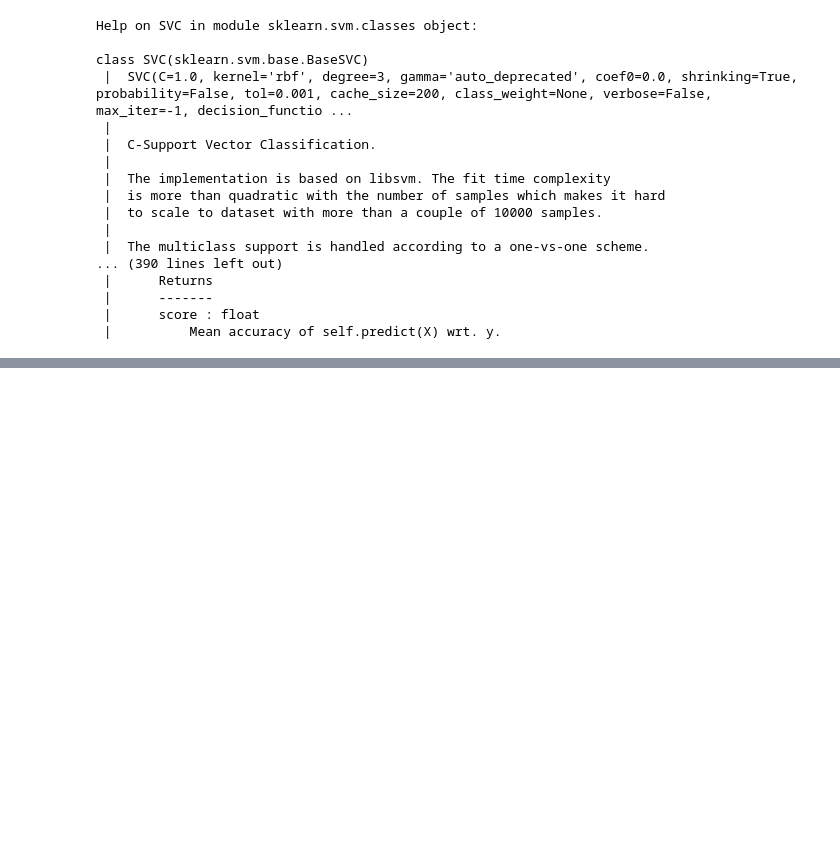
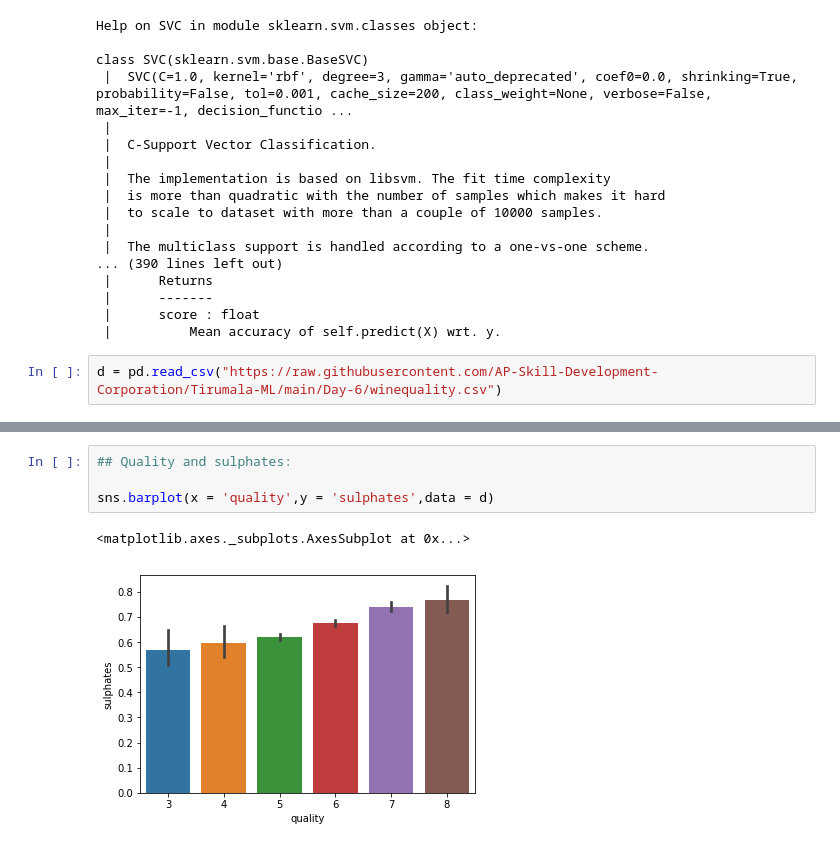
Before and after one commit to AP-Skill-Development-Corporation/Tirumala-ML, a Jupyter notebook: Day-6/Day-6(SVM).ipynb, the cells around one changed output, grey strips where cells are left out. Drawn from its saved outputs; the diff is of its cells as text; blank space fills up the shorter version.

```diff
--- a/Day-6/Day-6(SVM).ipynb
+++ b/Day-6/Day-6(SVM).ipynb
@@ -118,3 +118,5 @@ class SVC(sklearn.svm.base.BaseSVC)
  |      -------
  |      score : float
  |          Mean accuracy of self.predict(X) wrt. y.
+# %%
+d = pd.read_csv("https://raw.githubusercontent.com/AP-Skill-Development-Corporation/Tirumala-ML/main/Day-6/winequality.csv")
@@ -120,0 +168,7 @@ class SVC(sklearn.svm.base.BaseSVC)
+# %%
+## Quality and sulphates:
+
+sns.barplot(x = 'quality',y = 'sulphates',data = d)
+# %% [output]
+<matplotlib.axes._subplots.AxesSubplot at 0x...>
+[figure, added]
```
Also changed, not shown: parts of 17 cells of this notebook.
